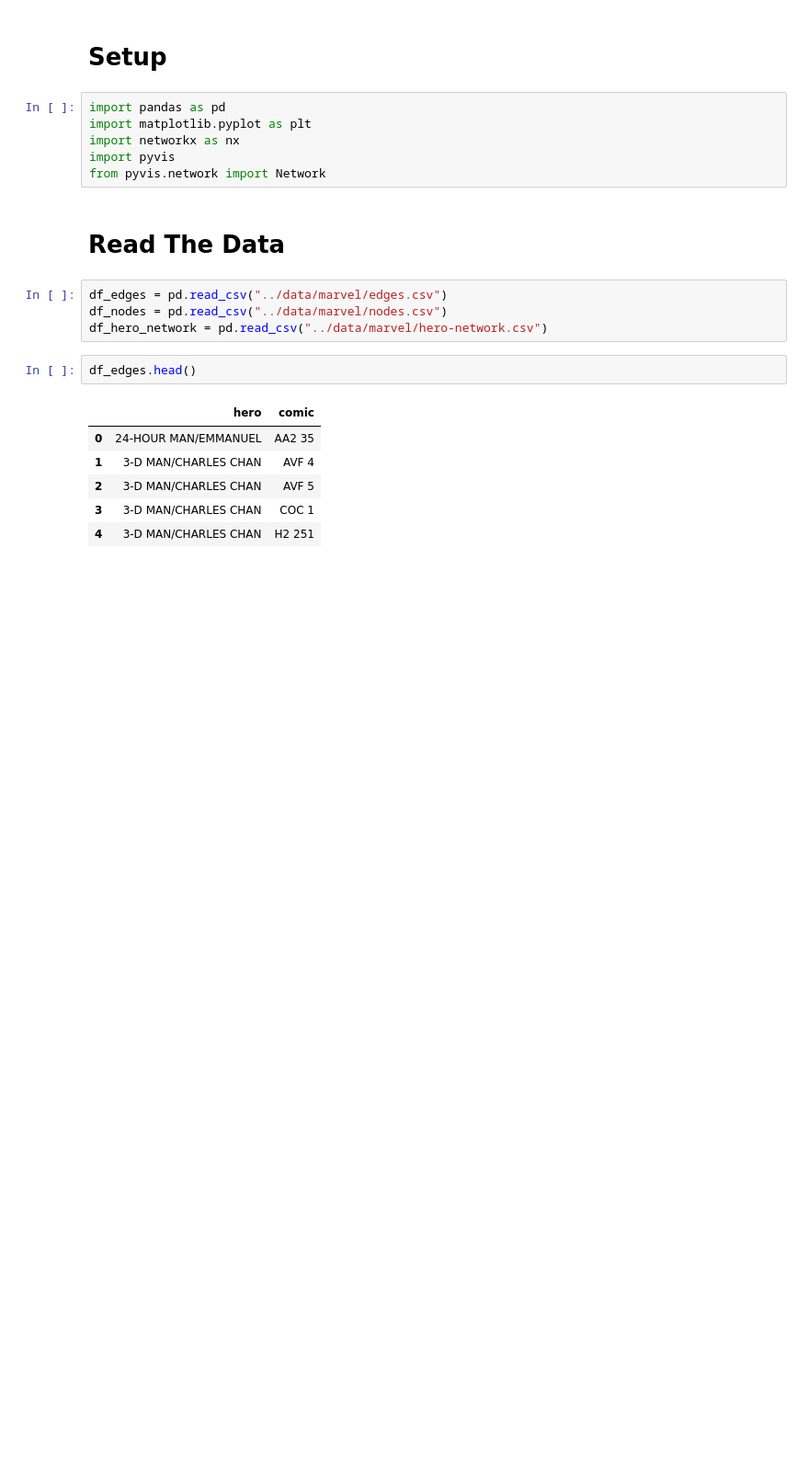
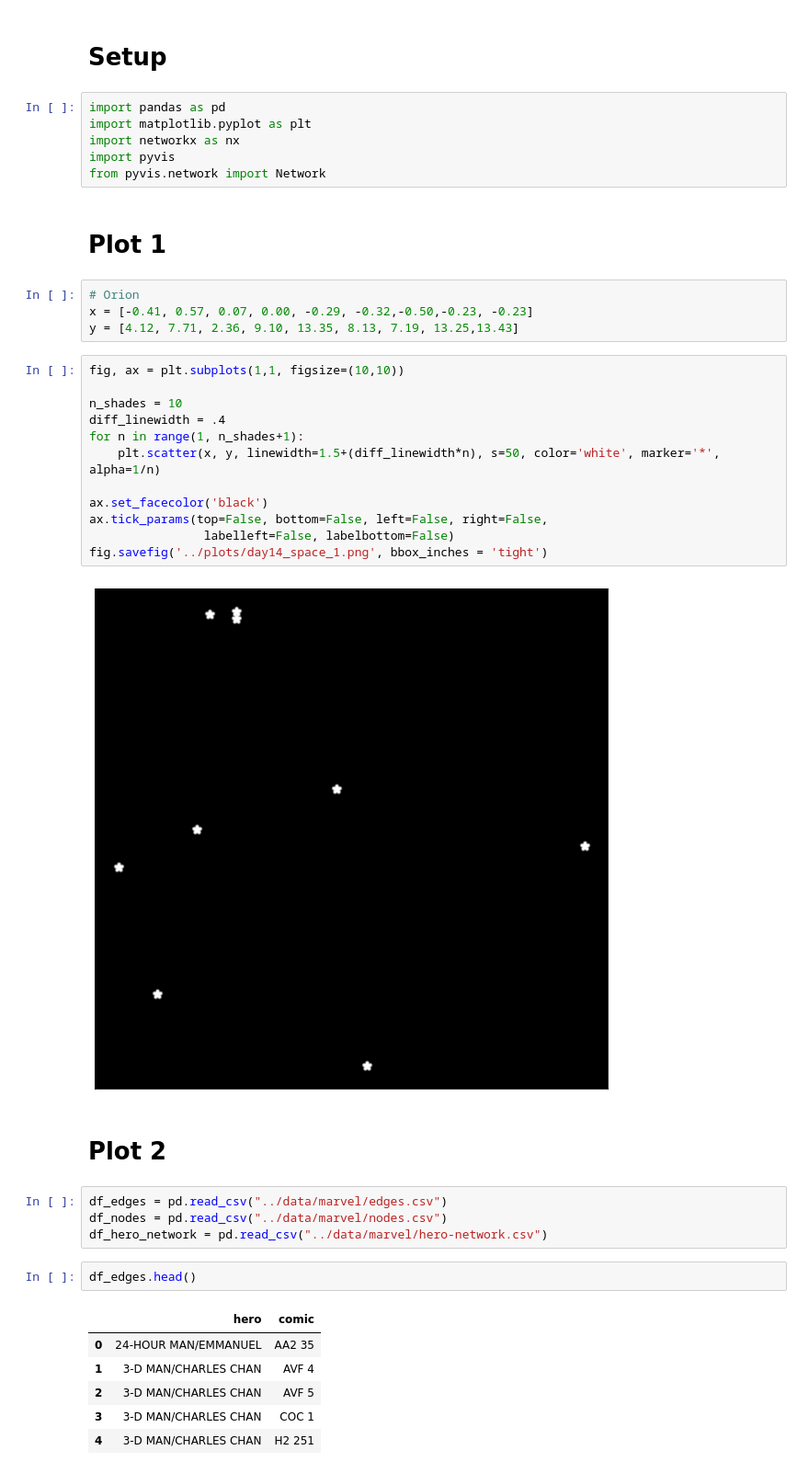
Before and after one commit to froukje/30-day-chart-challenge, a Jupyter notebook: notebooks/Day14_space.ipynb, the cells around one changed output. Shown at 92% size. Drawn from its saved outputs; the diff is of its cells as text; blank space fills up the shorter version.

```diff
--- a/notebooks/Day14_space.ipynb
+++ b/notebooks/Day14_space.ipynb
@@ -14,8 +18,28 @@ import matplotlib.pyplot as plt
 import networkx as nx
 import pyvis
 from pyvis.network import Network
-# %% [markdown]
-# Read The Data
+# %% [markdown]
+# Plot 1
+# %%
+# Orion
+x = [-0.41, 0.57, 0.07, 0.00, -0.29, -0.32,-0.50,-0.23, -0.23]
+y = [4.12, 7.71, 2.36, 9.10, 13.35, 8.13, 7.19, 13.25,13.43]
+# %%
+fig, ax = plt.subplots(1,1, figsize=(10,10))
+
+n_shades = 10
+diff_linewidth = .4
+for n in range(1, n_shades+1):
+    plt.scatter(x, y, linewidth=1.5+(diff_linewidth*n), s=50, color='white', marker='*', alpha=1/n)
+
+ax.set_facecolor('black')
+ax.tick_params(top=False, bottom=False, left=False, right=False,
+                labelleft=False, labelbottom=False)
+fig.savefig('../plots/day14_space_1.png', bbox_inches = 'tight')
+# %% [output]
+[figure, added]
+# %% [markdown]
+# Plot 2
 # %%
 df_edges = pd.read_csv("../data/marvel/edges.csv")
 df_nodes = pd.read_csv("../data/marvel/nodes.csv")
```
Also changed, not shown: parts of 1 cell of this notebook, 2 other files.
